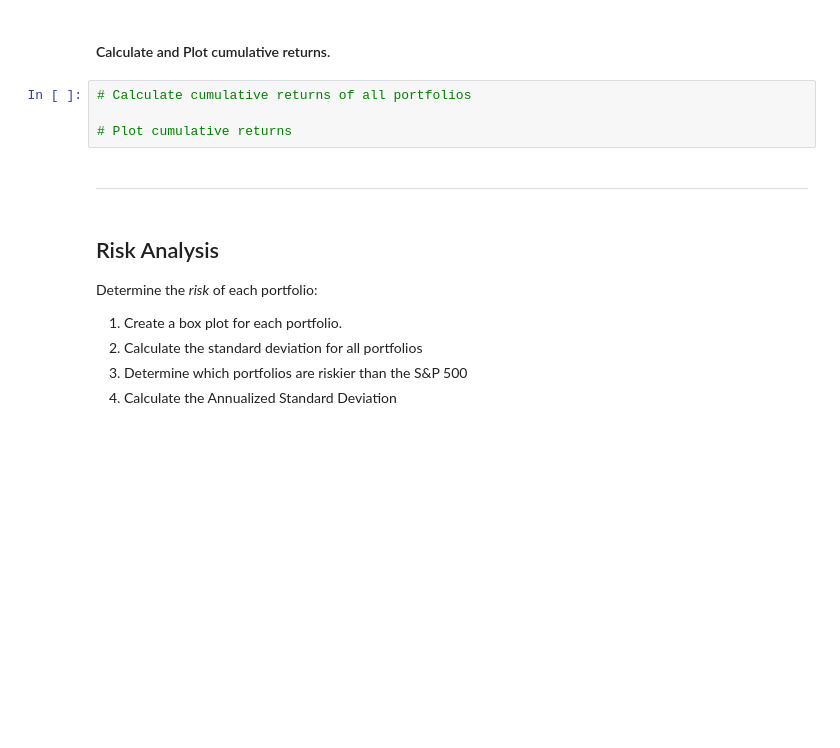
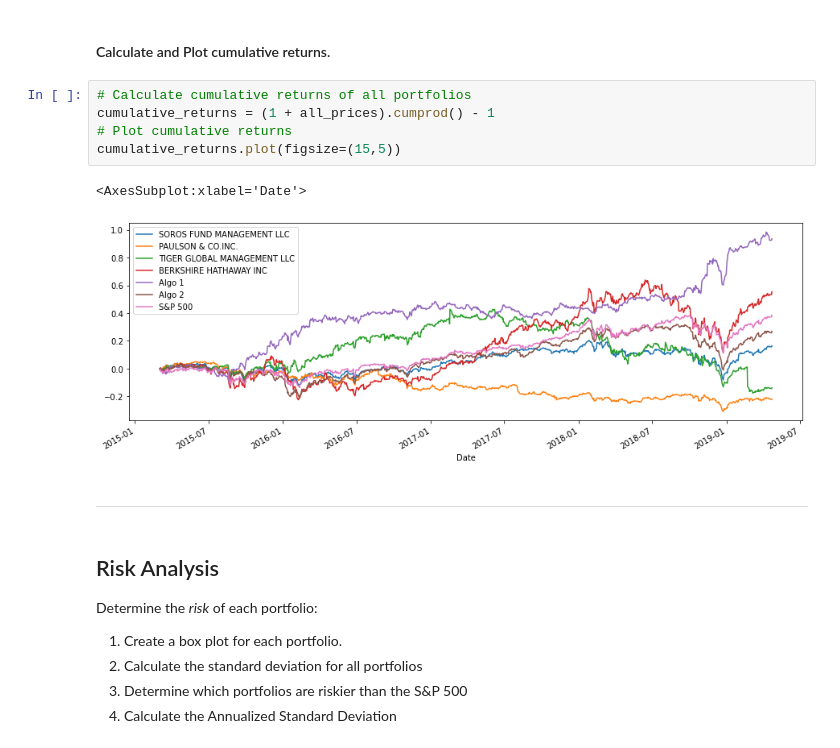
Before and after one commit to JohnLeelike/portfolio-analysis, a Jupyter notebook: whale_analysis.ipynb, the cells around one changed output. Saved outputs shown, nothing was run; the diff lists cells and outputs as text; blank space fills up the shorter version.

```diff
--- a/whale_analysis.ipynb
+++ b/whale_analysis.ipynb
@@ -174,8 +178,12 @@ In this section, you will calculate and visualize performance and risk metrics f
 #### Calculate and Plot cumulative returns.
 # %%
 # Calculate cumulative returns of all portfolios
-
+cumulative_returns = (1 + all_prices).cumprod() - 1
 # Plot cumulative returns
+cumulative_returns.plot(figsize=(15,5))
+# %% [output]
+<AxesSubplot:xlabel='Date'>
+[figure, added]
 # %% [markdown]
 ---
 # %% [markdown]
```
Also changed, not shown: parts of 37 cells of this notebook.
